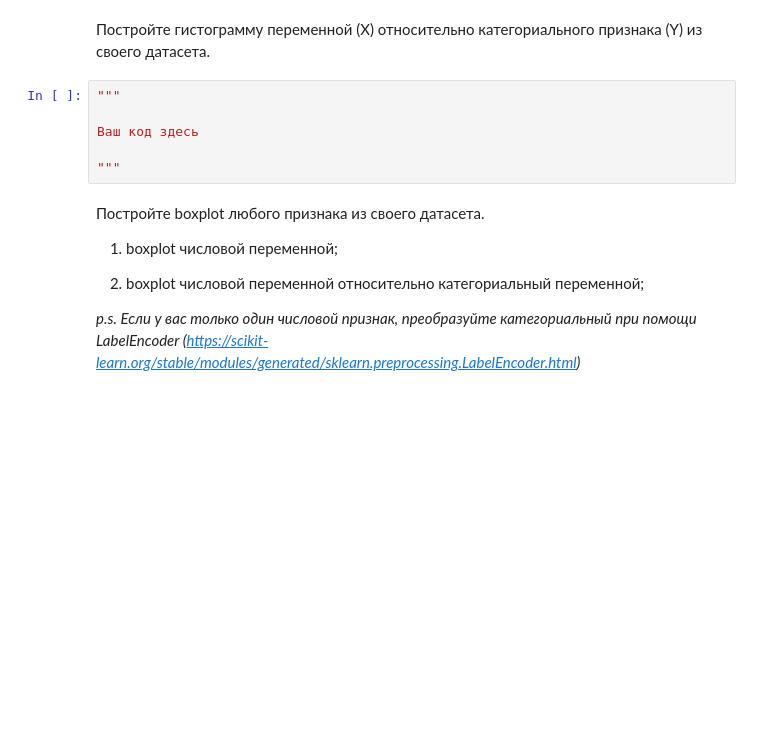
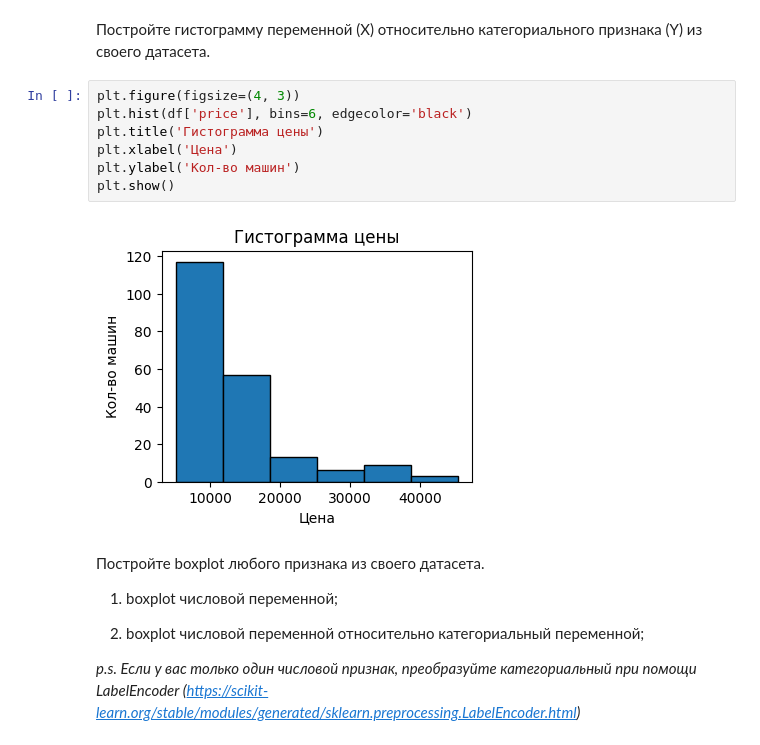
Before and after one commit to Dekamonia/MachineLearning, a Jupyter notebook: lab2/lab02.ipynb, the cells around one changed output. Saved outputs shown, nothing was run; the diff lists cells and outputs as text; blank space fills up the shorter version.

```diff
--- a/lab2/lab02.ipynb
+++ b/lab2/lab02.ipynb
@@ -153,12 +153,15 @@ Example: видим, что среднее и отклонение различ
 ##Основы визуализации
 # %% [markdown]
  Постройте гистограмму переменной (X) относительно категориального признака (Y) из своего датасета.
-# %%
-"""
-
-Ваш код здесь
-
-"""
+# %%
+plt.figure(figsize=(4, 3))
+plt.hist(df['price'], bins=6, edgecolor='black')
+plt.title('Гистограмма цены')
+plt.xlabel('Цена')
+plt.ylabel('Кол-во машин')
+plt.show()
+# %% [output]
+[figure, added]
 # %% [markdown]
 Постройте boxplot любого признака из своего датасета.
 
```
Also changed, not shown: parts of 7 cells of this notebook.
